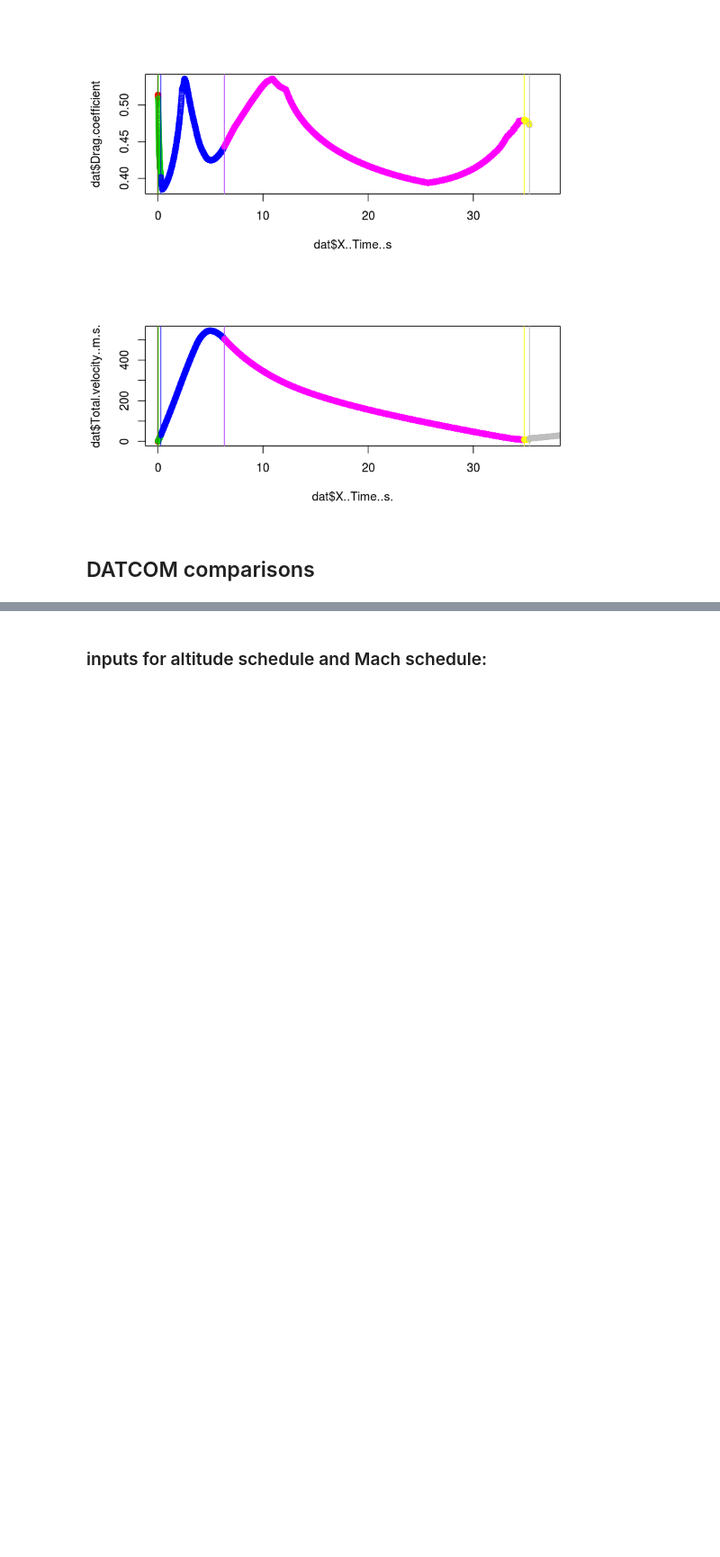
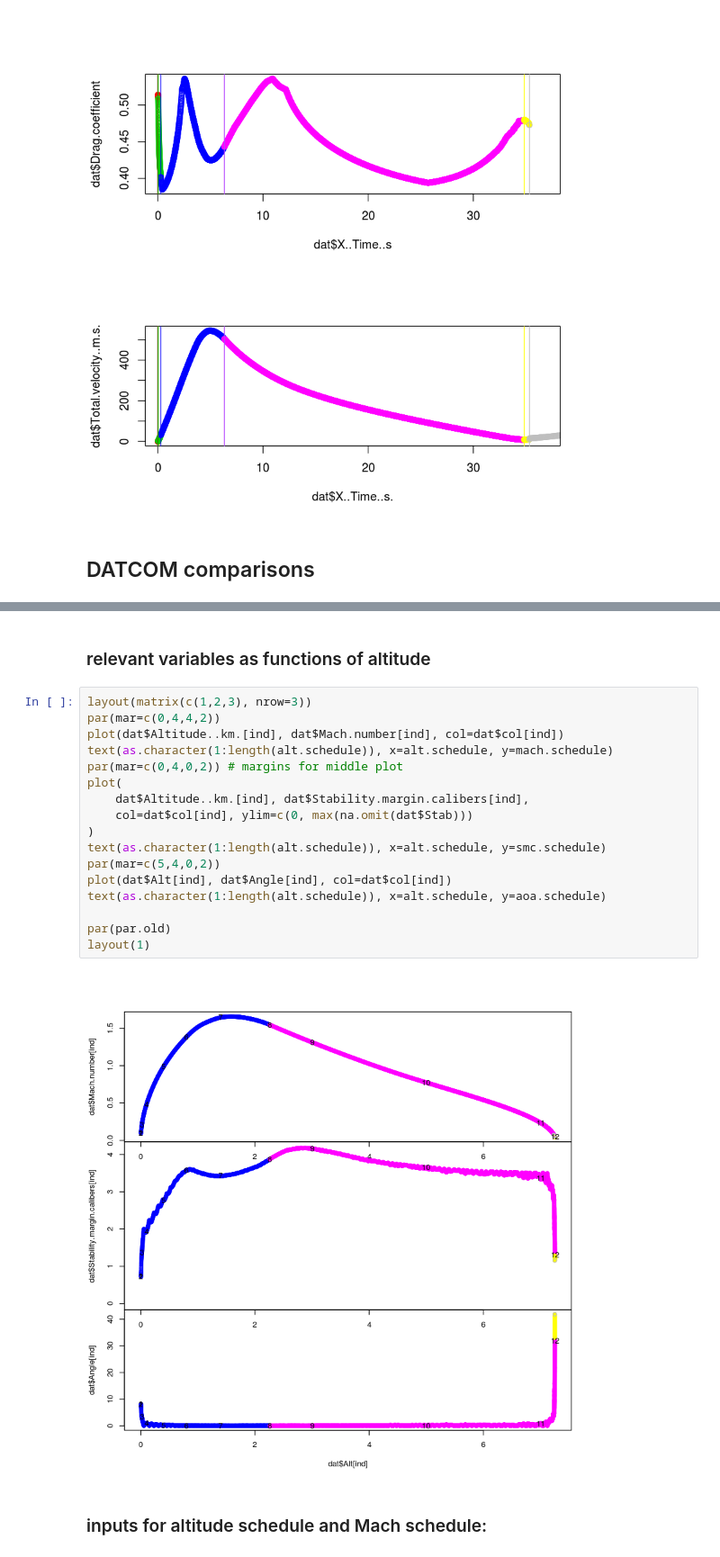
Before and after one commit to psas/lv3.0-airframe, a Jupyter notebook: sim/recoveryAnalysis.ipynb, the cells around one changed output, grey strips where cells are left out. Shown: that part at 90% size. Cells and saved outputs as stored; diff of their text form; blank space fills up the shorter version.

```diff
--- a/sim/recoveryAnalysis.ipynb
+++ b/sim/recoveryAnalysis.ipynb
@@ -108,3 +125,24 @@ points(alt.schedule, mach.schedule)
+# %% [markdown]
+### relevant variables as functions of altitude
+# %%
+layout(matrix(c(1,2,3), nrow=3))
+par(mar=c(0,4,4,2))
+plot(dat$Altitude..km.[ind], dat$Mach.number[ind], col=dat$col[ind])
+text(as.character(1:length(alt.schedule)), x=alt.schedule, y=mach.schedule)
+par(mar=c(0,4,0,2)) # margins for middle plot
+plot(
+    dat$Altitude..km.[ind], dat$Stability.margin.calibers[ind],
+    col=dat$col[ind], ylim=c(0, max(na.omit(dat$Stab)))
+)
+text(as.character(1:length(alt.schedule)), x=alt.schedule, y=smc.schedule)
+par(mar=c(5,4,0,2))
+plot(dat$Alt[ind], dat$Angle[ind], col=dat$col[ind])
+text(as.character(1:length(alt.schedule)), x=alt.schedule, y=aoa.schedule)
+
+par(par.old)
+layout(1)
+# %% [output]
+[figure, added]
 # %% [markdown]
 ### inputs for altitude schedule and Mach schedule:
 # %%
```
Also changed, not shown: parts of 6 cells of this notebook.
